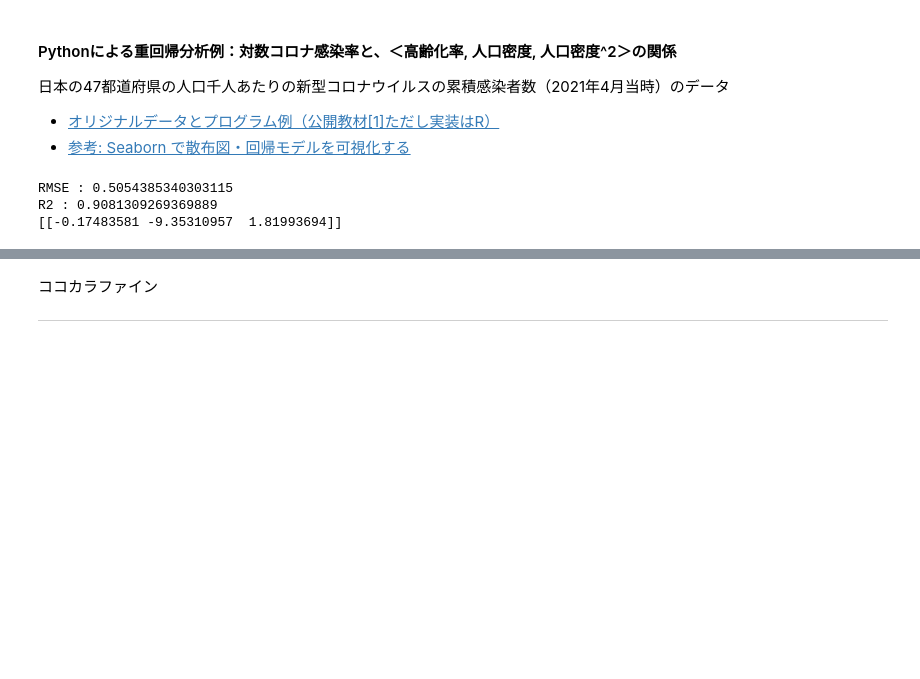
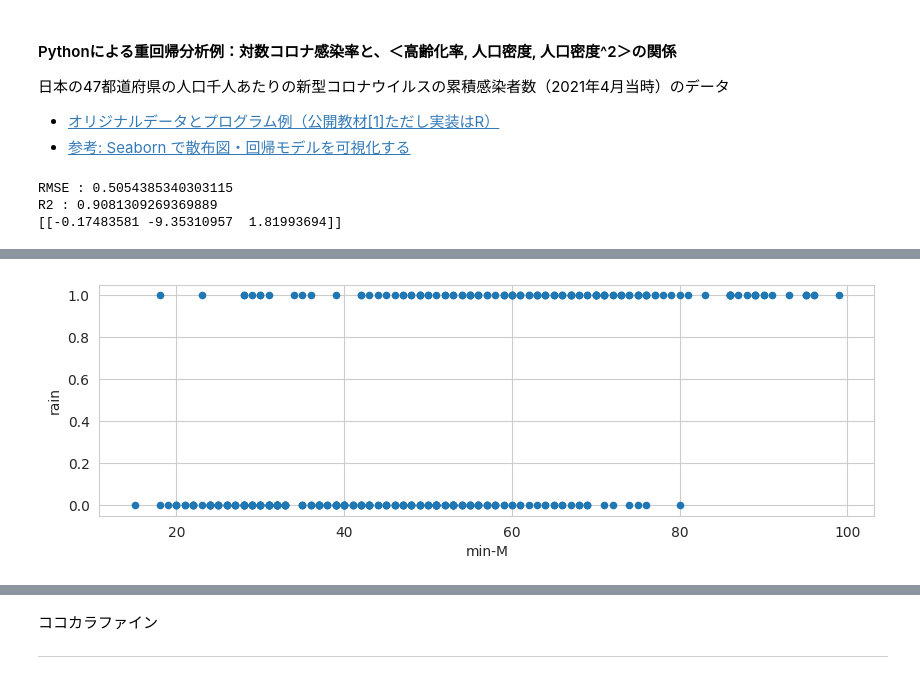
Before and after one commit to MDASH-shinshu/MDASH-T-DS, a Jupyter notebook: 4/4_data_analysis_colab.ipynb, the cells around one changed output, grey strips where cells are left out. Drawn from its saved outputs; the diff is of its cells as text; code cells hidden in the pictures; blank space fills up the shorter version.

```diff
--- a/4/4_data_analysis_colab.ipynb
+++ b/4/4_data_analysis_colab.ipynb
@@ -315,0 +384,7 @@ R2 : 0.9081309269369889
+# %%
+# オリジナルのCSVファイルをpandasで読み込んでデータフレームdfに格納
+import pandas as pd
+import matplotlib.pyplot as plt
+df = pd.read_csv('Tokyo_rain.csv', header=1)
+df.columns = ['Moisture', 'min-M', 'rain']
+df.head()
@@ -315,0 +398,6 @@ R2 : 0.9081309269369889
+# %%
+# 散布図 X軸：最低湿度（％：線形） Y軸：降水現象の有無（0:無し、1:有り）
+df.plot(figsize=(10, 3), kind='scatter', grid=True, x=df.columns[1], y=df.columns[2])
+plt.show()
+# %% [output]
+[figure, added]
```
Also changed, not shown: parts of 23 cells of this notebook.
